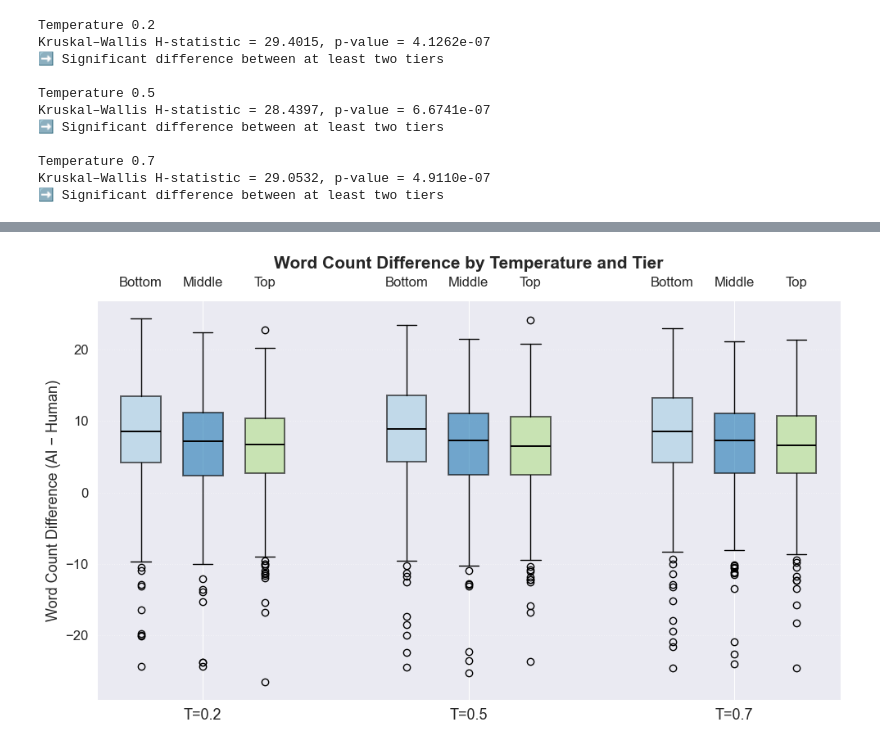
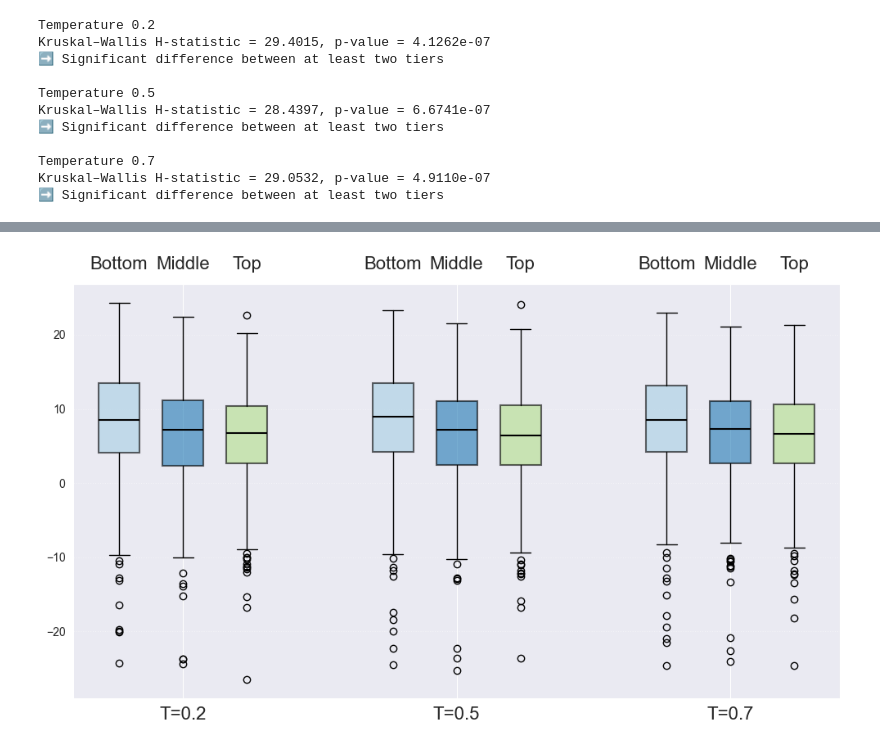
Before and after one commit to popolin47/Library_recommendation, a Jupyter notebook: Revise_RQ1.ipynb, the cells around one changed output, grey strips where cells are left out. Saved outputs shown, nothing was run; the diff lists cells and outputs as text; code cells hidden in the pictures.

```diff
--- a/Revise_RQ1.ipynb
+++ b/Revise_RQ1.ipynb
@@ -174,7 +174,7 @@ values = {}
 for t in temps:
     df = pd.read_csv(data_dir / csv_tmpl.format(t=t))
     for tier in tiers:
-        vals = df.loc[df["Source"].str.casefold() == tier.casefold(), "fog_diff"].dropna().tolist()
+        vals = df.loc[df["Source"].str.casefold()==tier.casefold(), "fog_diff"].dropna().tolist()
         values[(t, tier)] = vals
 
 # === Plot layout ===
@@ -185,44 +185,43 @@ colors = ["#a6cee3", "#1f78b4", "#b2df8a"]
 
 fig, ax = plt.subplots(figsize=(10, 6))
 
-# Draw boxes for each tier group
+# Draw tier-separated boxes
 for tier_idx, tier in enumerate(tiers):
-    positions = [i * group_gap + (tier_idx - 1) * within_gap for i in range(len(temps))]
+    positions = [i*group_gap + (tier_idx-1)*within_gap for i in range(len(temps))]
     ax.boxplot(
         [values[(t, tier)] for t in temps],
         positions=positions,
         widths=width,
         patch_artist=True,
-        boxprops=dict(facecolor=colors[tier_idx], alpha=0.6, linewidth=1.4),
-        medianprops=dict(color="black", linewidth=1.4)
+        boxprops=dict(facecolor=colors[tier_idx], alpha=0.6, linewidth=1.5),
+        medianprops=dict(color="black", linewidth=1.5)
     )
 
 # === X-axis: Temperature labels ===
-group_centers = [i * group_gap for i in range(len(temps))]
+group_centers = [i*group_gap for i in range(len(temps))]
 ax.set_xticks(group_centers)
-ax.set_xticklabels([f"T={t}" for t in temps], fontsize=13, fontweight='medium')
+ax.set_xticklabels([f"T={t}" for t in temps], fontsize=16)
 
 # === Top tier labels ===
 tier_positions = []
 tier_labels = []
 for g in range(len(temps)):
     for tier_idx, tier in enumerate(tiers):
-        tier_positions.append(group_centers[g] + (tier_idx - 1) * within_gap)
+        tier_positions.append(group_centers[g] + (tier_idx-1)*within_gap)
         tier_labels.append(tier)
 
 ax_top = ax.secondary_xaxis('top')
 ax_top.set_xticks(tier_positions)
-ax_top.set_xticklabels(tier_labels, fontsize=12, fontweight='medium')
+ax_top.set_xticklabels(tier_labels, fontsize=16)
 ax_top.tick_params(axis="x", length=0, pad=10)
 
 # === Style ===
-ax.set_ylabel("Word Count Difference (AI − Human)", fontsize=13, fontweight='medium')
-ax.set_title("Word Count Difference by Temperature and Tier", fontsize=15, fontweight='bold', pad=28)
-ax.tick_params(axis='y', labelsize=12)
+
+
 ax.grid(True, axis="y", linestyle=":", alpha=0.5)
 
 plt.subplots_adjust(top=0.88, bottom=0.15)
 plt.tight_layout()
 plt.show()
 # %% [output]
-[figure, old version]
+[figure, new version]
```
Also changed, not shown: parts of 2 cells of this notebook, 4 other files.
